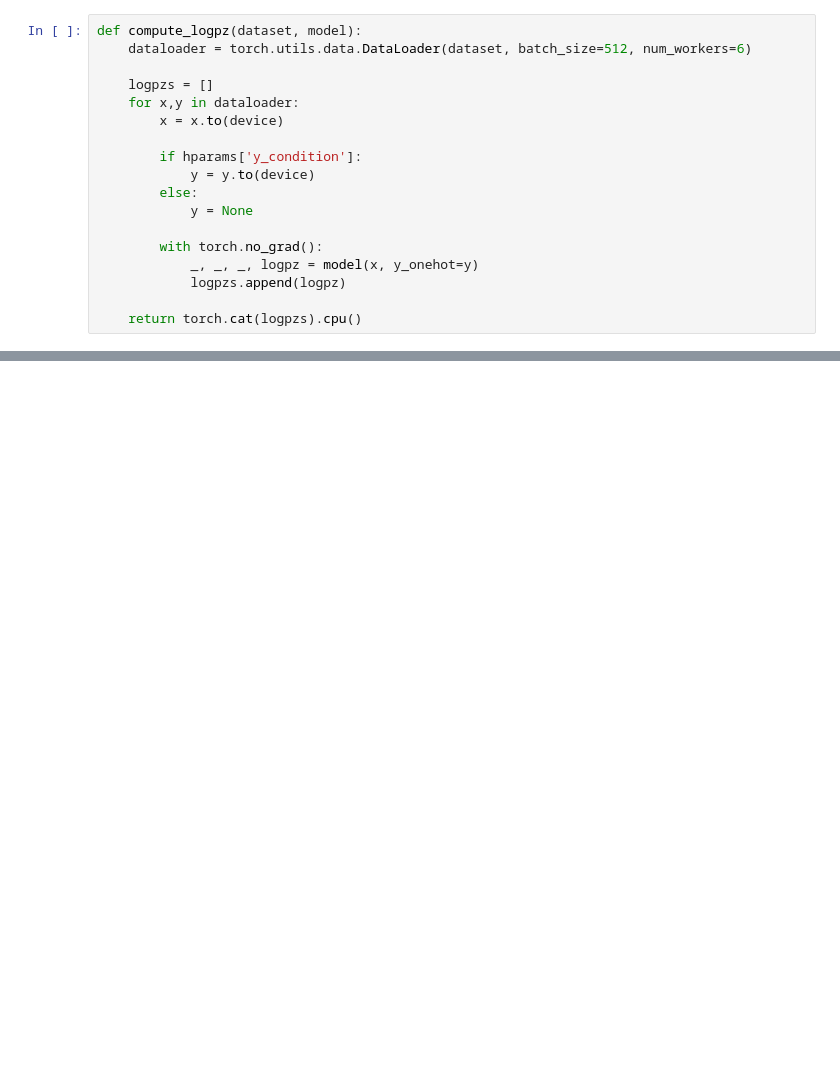
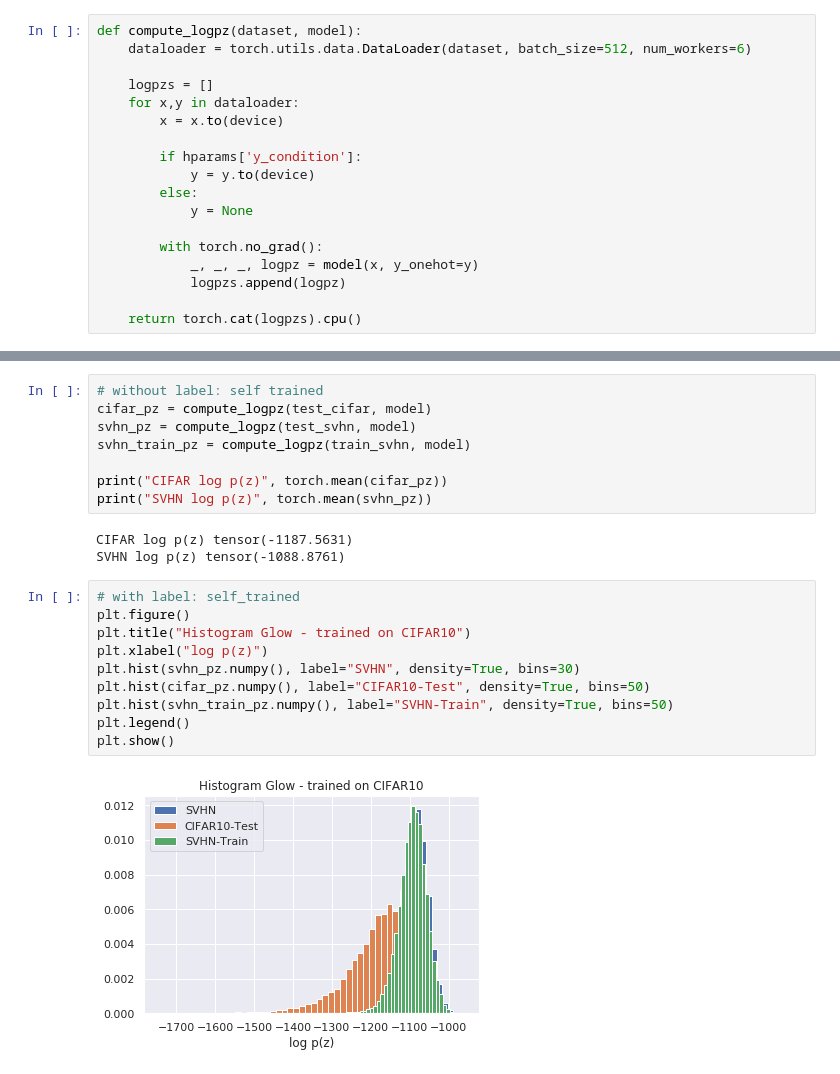
Before and after one commit to yjhuangcd/Glow-PyTorch, a Jupyter notebook: OoD_glow.ipynb, the cells around one changed output, grey strips where cells are left out. Saved outputs shown, nothing was run; the diff lists cells and outputs as text; blank space fills up the shorter version.

```diff
--- a/OoD_glow.ipynb
+++ b/OoD_glow.ipynb
@@ -114,0 +252,23 @@ plt.show()
+# %%
+# without label: self trained
+cifar_pz = compute_logpz(test_cifar, model)
+svhn_pz = compute_logpz(test_svhn, model)
+svhn_train_pz = compute_logpz(train_svhn, model)
+
+print("CIFAR log p(z)", torch.mean(cifar_pz))
+print("SVHN log p(z)", torch.mean(svhn_pz))
+# %% [output]
+CIFAR log p(z) tensor(-1187.5631)
+SVHN log p(z) tensor(-1088.8761)
+# %%
+# with label: self_trained
+plt.figure()
+plt.title("Histogram Glow - trained on CIFAR10")
+plt.xlabel("log p(z)")
+plt.hist(svhn_pz.numpy(), label="SVHN", density=True, bins=30)
+plt.hist(cifar_pz.numpy(), label="CIFAR10-Test", density=True, bins=50)
+plt.hist(svhn_train_pz.numpy(), label="SVHN-Train", density=True, bins=50)
+plt.legend()
+plt.show()
+# %% [output]
+[figure, added]
```
Also changed, not shown: parts of 16 cells of this notebook, 4 other files.
